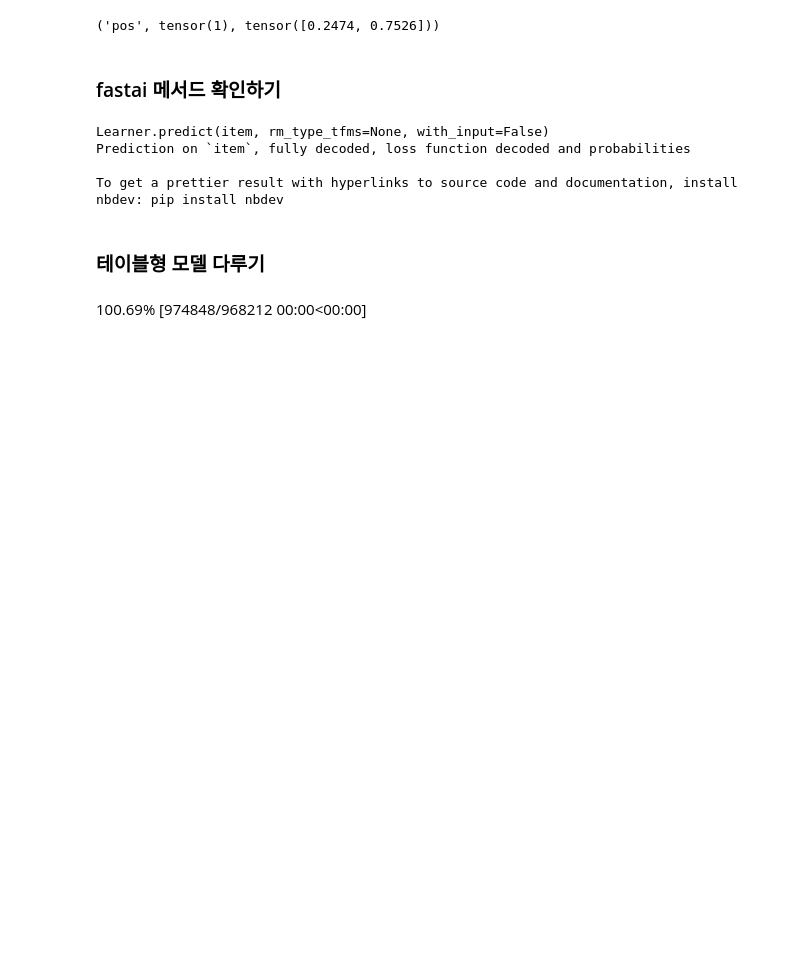
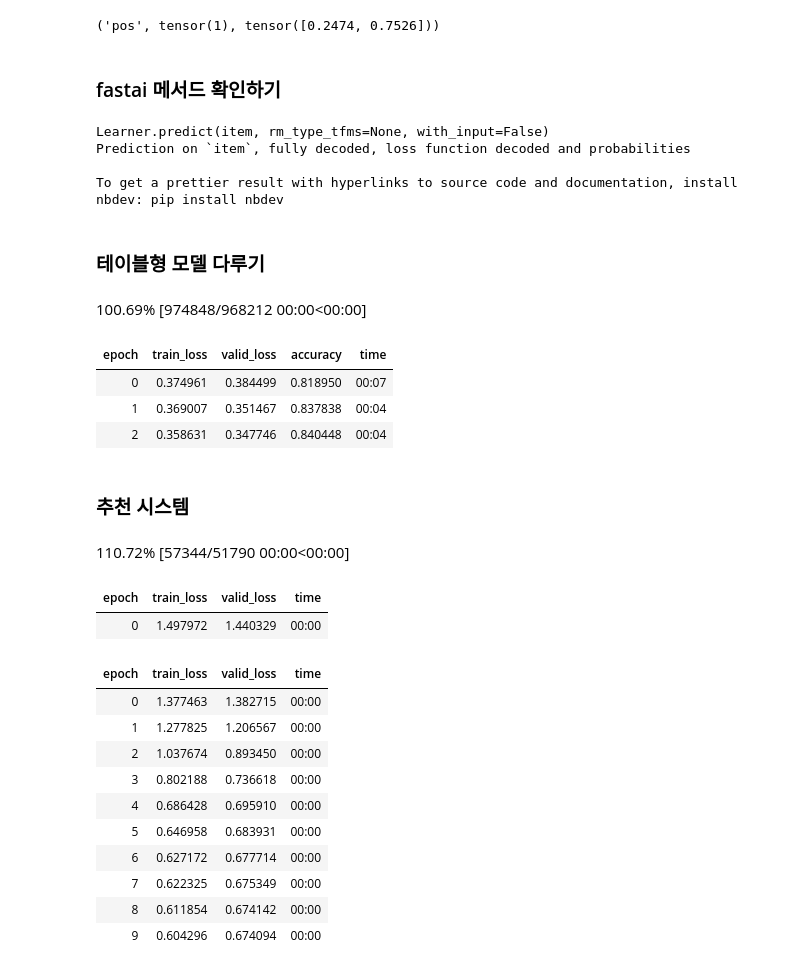
Before and after one commit to chw8207/fastai_pytorch, a Jupyter notebook: 딥러닝_fastai_개요.ipynb, the cells around one changed output. Cells and saved outputs as stored; diff of their text form; code cells hidden in the pictures; blank space fills up the shorter version.

```diff
--- a/딥러닝_fastai_개요.ipynb
+++ b/딥러닝_fastai_개요.ipynb
@@ -148,0 +159,32 @@ path = untar_data(URLs.ADULT_SAMPLE)
+# %%
+# 모델 학습
+learn.fit_one_cycle(3)
+# %% [output]
+| epoch | train_loss | valid_loss | accuracy | time |
+| 0 | 0.374961 | 0.384499 | 0.818950 | 00:07 |
+| 1 | 0.369007 | 0.351467 | 0.837838 | 00:04 |
+| 2 | 0.358631 | 0.347746 | 0.840448 | 00:04 |
+# %% [markdown]
+### 추천 시스템
+# %%
+path = untar_data(URLs.ML_SAMPLE)
+# %% [output]
+110.72% [57344/51790 00:00<00:00]
+# %%
+dls = CollabDataLoaders.from_csv(path/'ratings.csv')
+learn = collab_learner(dls, y_range=(0.5, 5.5))
+learn.fine_tune(10)
+# %% [output]
+| epoch | train_loss | valid_loss | time |
+| 0 | 1.497972 | 1.440329 | 00:00 |
+| epoch | train_loss | valid_loss | time |
+| 0 | 1.377463 | 1.382715 | 00:00 |
+| 1 | 1.277825 | 1.206567 | 00:00 |
+| 2 | 1.037674 | 0.893450 | 00:00 |
+| 3 | 0.802188 | 0.736618 | 00:00 |
+| 4 | 0.686428 | 0.695910 | 00:00 |
+| 5 | 0.646958 | 0.683931 | 00:00 |
+| 6 | 0.627172 | 0.677714 | 00:00 |
+| 7 | 0.622325 | 0.675349 | 00:00 |
+| 8 | 0.611854 | 0.674142 | 00:00 |
+| 9 | 0.604296 | 0.674094 | 00:00 |
```
Also changed, not shown: parts of 4 cells of this notebook.
